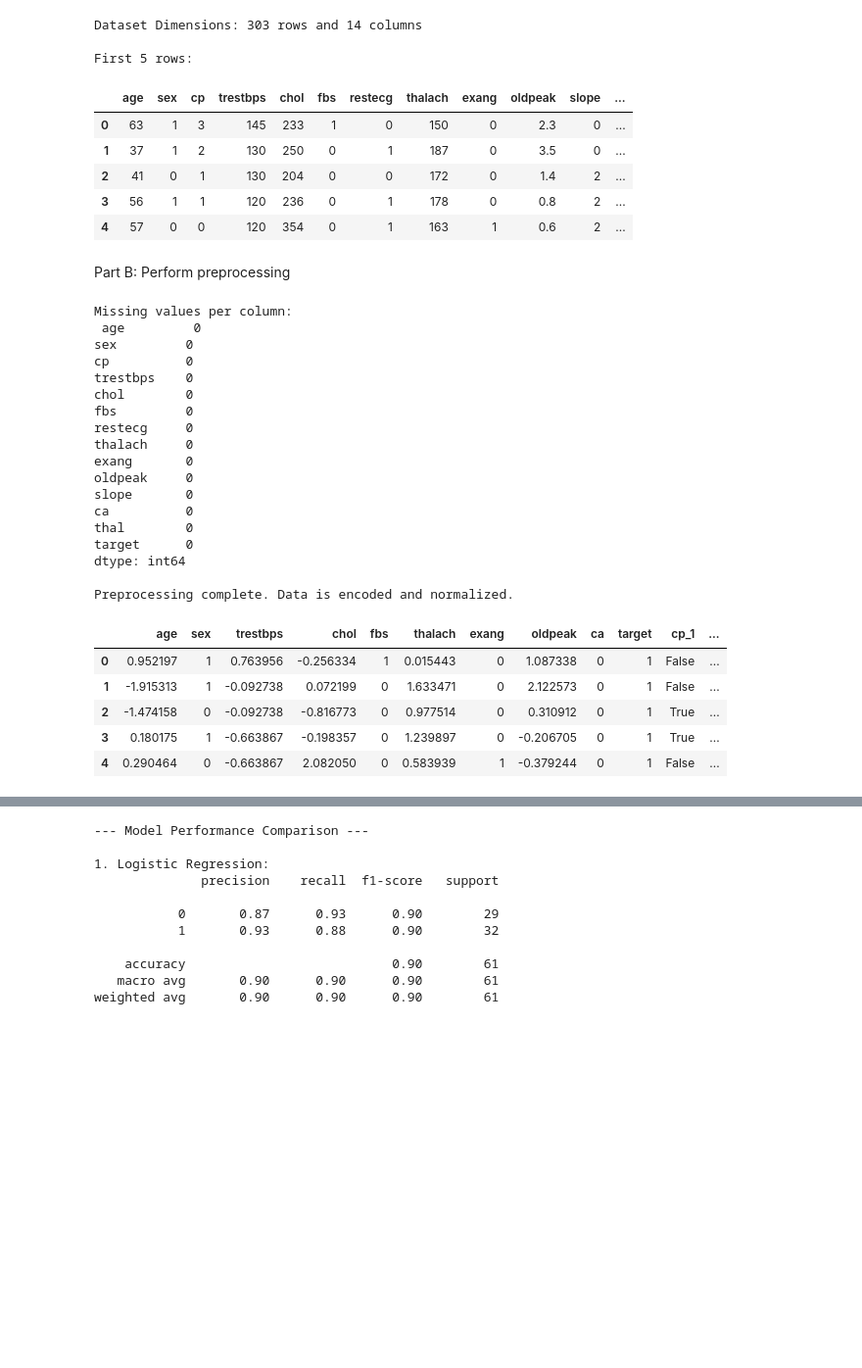
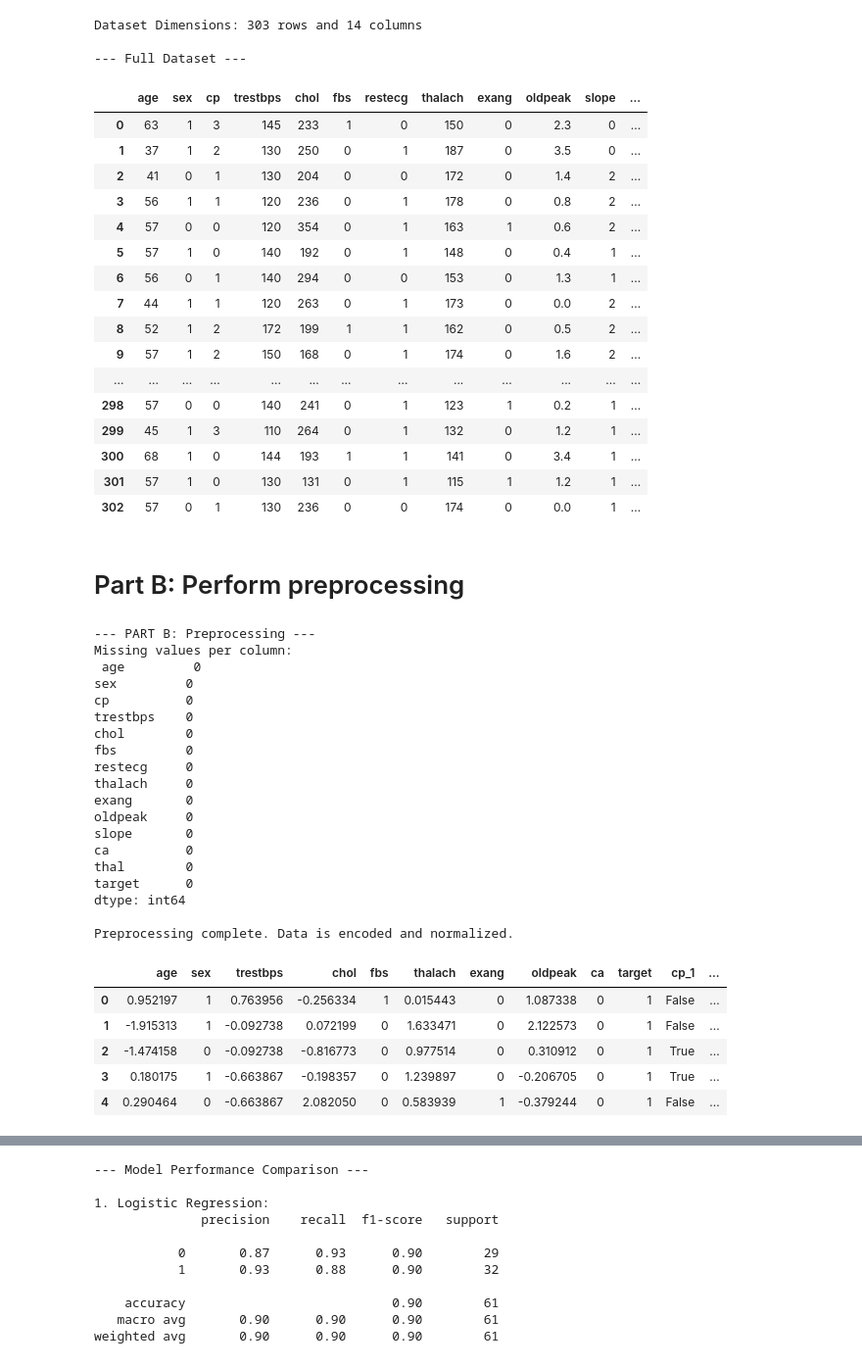
Before and after one commit to ShebaNkinzi/Heart-Disease-Prediction, a Jupyter notebook: Heart Disease Prediction.ipynb, the cells around one changed output, grey strips where cells are left out. Shown at 98% size. Saved outputs shown, nothing was run; the diff lists cells and outputs as text; code cells hidden in the pictures; blank space fills up the shorter version.

```diff
--- a/Heart Disease Prediction.ipynb
+++ b/Heart Disease Prediction.ipynb
@@ -1,34 +1,56 @@
 # %%
 import pandas as pd
 import numpy as np
 import matplotlib.pyplot as plt
 import seaborn as sns
 from sklearn.model_selection import train_test_split
 from sklearn.preprocessing import StandardScaler
 from sklearn.linear_model import LogisticRegression
 from sklearn.ensemble import RandomForestClassifier
 from sklearn.metrics import accuracy_score, classification_report, confusion_matrix
 
-# 1. Load the dataset
+# 1. Tell Pandas to show ALL rows and columns without hiding any
+pd.set_option('display.max_rows', None)
+pd.set_option('display.max_columns', None)
+pd.set_option('display.width', None)
+pd.set_option('display.max_colwidth', None)
+
+# 2. Load the dataset
 df = pd.read_csv('heart.csv')
 
-# Show dimensions (rows, columns)
+# 3. Show dimensions (rows, columns)
 print(f"Dataset Dimensions: {df.shape[0]} rows and {df.shape[1]} columns")
-print("\nFirst 5 rows:")
-display(df.head())
+print("\n--- Full Dataset ---")
+
+# 4. Display the entire dataset
+display(df)
 # %% [output]
 Dataset Dimensions: 303 rows and 14 columns
 
-First 5 rows:
+--- Full Dataset ---
 |  | age | sex | cp | trestbps | chol | fbs | restecg | thalach | exang | oldpeak | slope | ... |
 | 0 | 63 | 1 | 3 | 145 | 233 | 1 | 0 | 150 | 0 | 2.3 | 0 | ... |
 | 1 | 37 | 1 | 2 | 130 | 250 | 0 | 1 | 187 | 0 | 3.5 | 0 | ... |
 | 2 | 41 | 0 | 1 | 130 | 204 | 0 | 0 | 172 | 0 | 1.4 | 2 | ... |
 | 3 | 56 | 1 | 1 | 120 | 236 | 0 | 1 | 178 | 0 | 0.8 | 2 | ... |
 | 4 | 57 | 0 | 0 | 120 | 354 | 0 | 1 | 163 | 1 | 0.6 | 2 | ... |
+| 5 | 57 | 1 | 0 | 140 | 192 | 0 | 1 | 148 | 0 | 0.4 | 1 | ... |
+| 6 | 56 | 0 | 1 | 140 | 294 | 0 | 0 | 153 | 0 | 1.3 | 1 | ... |
+| 7 | 44 | 1 | 1 | 120 | 263 | 0 | 1 | 173 | 0 | 0.0 | 2 | ... |
+| 8 | 52 | 1 | 2 | 172 | 199 | 1 | 1 | 162 | 0 | 0.5 | 2 | ... |
+| 9 | 57 | 1 | 2 | 150 | 168 | 0 | 1 | 174 | 0 | 1.6 | 2 | ... |
+| ... | ... | ... | ... | ... | ... | ... | ... | ... | ... | ... | ... | ... |
+| 298 | 57 | 0 | 0 | 140 | 241 | 0 | 1 | 123 | 1 | 0.2 | 1 | ... |
+| 299 | 45 | 1 | 3 | 110 | 264 | 0 | 1 | 132 | 0 | 1.2 | 1 | ... |
+| 300 | 68 | 1 | 0 | 144 | 193 | 1 | 1 | 141 | 0 | 3.4 | 1 | ... |
+| 301 | 57 | 1 | 0 | 130 | 131 | 0 | 1 | 115 | 1 | 1.2 | 1 | ... |
+| 302 | 57 | 0 | 1 | 130 | 236 | 0 | 0 | 174 | 0 | 0.0 | 1 | ... |
 # %% [markdown]
-Part B: Perform preprocessing
+# Part B: Perform preprocessing
 # %%
+
+print("--- PART B: Preprocessing ---")
+
 # 1. Handle missing values (Check first, though this specific dataset usually has none)
 print("Missing values per column:\n", df.isnull().sum())
 
@@ -47,6 +69,7 @@ df_encoded[numeric_cols] = scaler.fit_transform(df_encoded[numeric_cols])
 print("\nPreprocessing complete. Data is encoded and normalized.")
 display(df_encoded.head())
 # %% [output]
+--- PART B: Preprocessing ---
 Missing values per column:
  age         0
 sex         0
```
Also changed, not shown: parts of 6 cells of this notebook.
